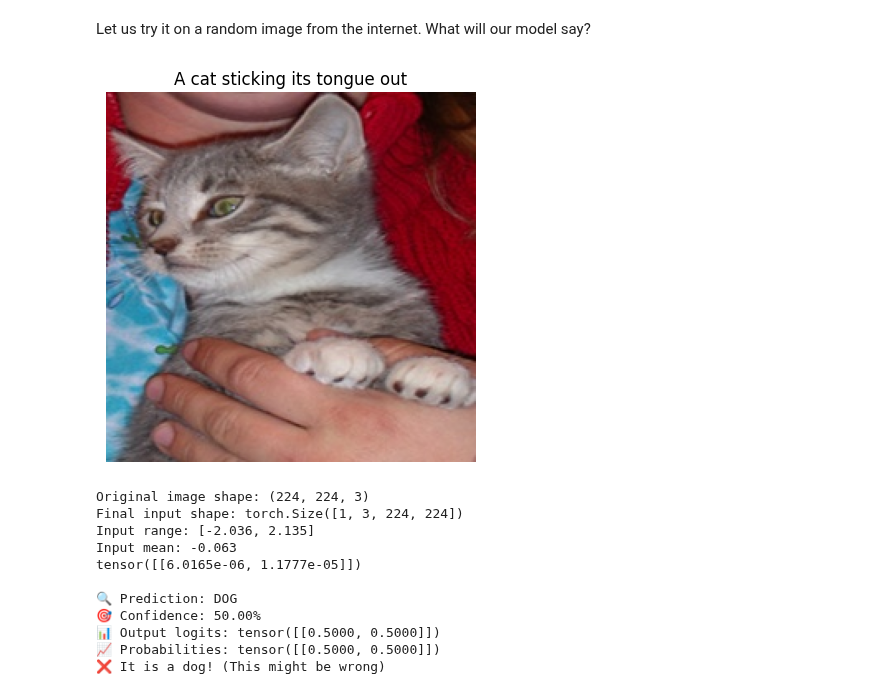
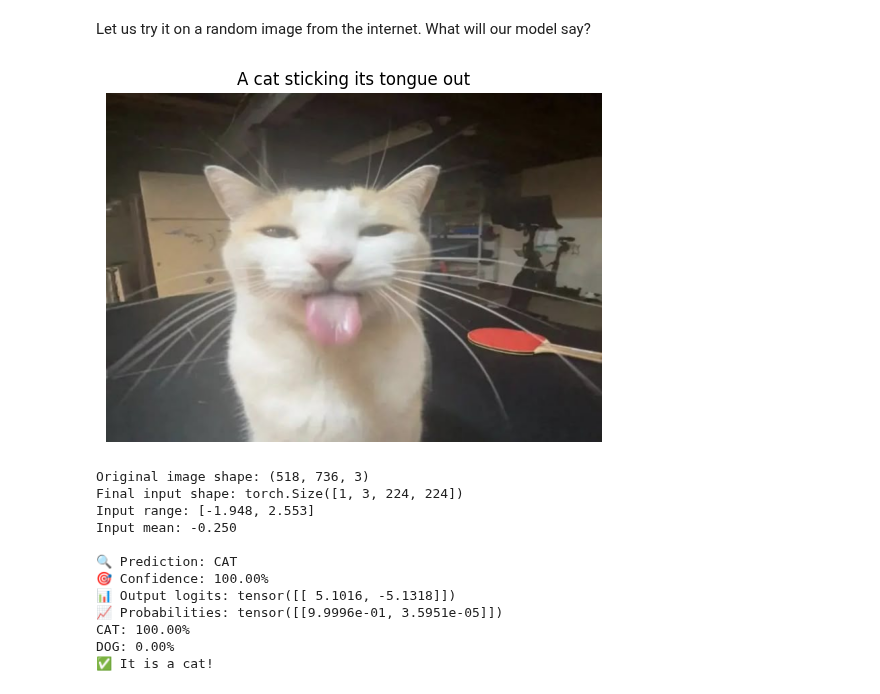
Before and after one commit to chheangg/dog_and_cat_classifier_cnn_from_scratch, a Jupyter notebook: notebooks/5.0-training.ipynb, the cells around one changed output. Cells and saved outputs as stored; diff of their text form; code cells hidden in the pictures.

```diff
--- a/notebooks/5.0-training.ipynb
+++ b/notebooks/5.0-training.ipynb
@@ -396,14 +554,15 @@ os.path.abspath(os.path.join(os.getcwd(), '..', 'dog_and_cat_classifier_cnn_from
 from dog_and_cat_classifier_cnn_from_scratch.model import ResNet50
 from dog_and_cat_classifier_cnn_from_scratch.data import CatAndDogDataset
 
-LEARNING_RATE = 0.01
-NUM_CLASSES = 2
+# Load model properly
+device = torch.device('cuda' if torch.cuda.is_available() else 'cpu')
+model = ResNet50(num_classes=2, lr=0.01, in_channels=3, dropout_rate=0.3)
 
-model = ResNet50(num_classes=NUM_CLASSES, lr=LEARNING_RATE, in_channels=3)
+model_path = "../models/final_model_20250915_092314.pth"
+checkpoint = torch.load(model_path, map_location=device)
+model.load_state_dict(checkpoint['model_state_dict'])
+model.to(device)
+model.eval()
 
-model_path = "../models/best_model_20250915_044315.pth"
-
-checkpoint = torch.load(model_path, map_location=torch.device('cpu'))
-
-model.eval()
+print("✅ Model loaded successfully!")
 # %% [output]
@@ -438,8 +581,9 @@ from PIL import Image
 img_url = "https://i.pinimg.com/736x/b6/83/78/b683788bf174e73ec3281c0f33cfecce.jpg"
 
 resp = urlopen(img_url)
-image = np.asarray(bytearray(resp.read()), dtype="uint8")
-image = cv2.imdecode(image, cv2.IMREAD_COLOR)
+image_binary = np.asarray(bytearray(resp.read()), dtype="uint8")
+
+image = cv2.imdecode(image_binary, cv2.IMREAD_COLOR)
 image = cv2.cvtColor(image, cv2.COLOR_BGR2RGB)
 
 plt.imshow(image)
@@ -449,12 +593,15 @@ plt.show()
 
 print(f"Original image shape: {image.shape}")
 
+image = cv2.imdecode(image_binary, cv2.IMREAD_COLOR)
+image = cv2.resize(image, (224, 224), cv2.INTER_AREA)
+image = cv2.cvtColor(image, cv2.COLOR_BGR2RGB)
+
+image = torch.from_numpy(image).permute(2, 0, 1).float()
+
 # Use the EXACT SAME pipeline as your training
 preprocess = transforms.Compose([
-    transforms.ToPILImage(),  # Convert to PIL
-    transforms.Resize((224, 224)),  # Resize to match training
-    transforms.ToTensor(),  # This converts to [0,1] range and (C,H,W)
-    # NO additional /255.0 needed - ToTensor() already does this
+    transforms.Lambda(lambda x: x / 255.0),  # Normalize to [0, 1]
     transforms.Normalize(mean=[0.485, 0.456, 0.406],
                          std=[0.229, 0.224, 0.225]),
 ])
@@ -466,49 +613,49 @@ def preprocess_image(image):
 
 # Preprocess the image
 input_tensor = preprocess_image(image)
-input_tensor = input_tensor.to(device)  # Move to same device as model
 
 print(f"Final input shape: {input_tensor.shape}")
 print(f"Input range: [{input_tensor.min():.3f}, {input_tensor.max():.3f}]")
 print(f"Input mean: {input_tensor.mean():.3f}")
 
 # Set model to evaluation mode
 model.eval()
 
 with torch.no_grad():
     # Model now outputs LOGITS (raw scores before softmax)
     logits = model(input_tensor)
 
     # Apply softmax to convert logits to probabilities
     probabilities = torch.softmax(logits, dim=1)
 
 prediction = torch.argmax(logits).item()
 confidence = probabilities[0][prediction].item() * 100
 
 print(f"\n🔍 Prediction: {'CAT' if prediction == 0 else 'DOG'}")
 print(f"🎯 Confidence: {confidence:.2f}%")
 print(f"📊 Output logits: {logits}")
 print(f"📈 Probabilities: {probabilities}")
 
 # Show class-wise probabilities
 class_names = ['CAT', 'DOG']
 for i, (class_name, prob) in enumerate(zip(class_names, probabilities[0])):
     print(f"{class_name}: {prob.item() * 100:.2f}%")
 
 if prediction == 0:
     print("✅ It is a cat!")
 else:
     print("❌ It is a dog! (This might be wrong)")
 # %% [output]
-[figure, old version]
+[figure, new version]
-Original image shape: (224, 224, 3)
+Original image shape: (518, 736, 3)
 Final input shape: torch.Size([1, 3, 224, 224])
-Input range: [-2.036, 2.135]
-Input mean: -0.063
-tensor([[6.0165e-06, 1.1777e-05]])
+Input range: [-1.948, 2.553]
+Input mean: -0.250
 
-🔍 Prediction: DOG
-🎯 Confidence: 50.00%
-📊 Output logits: tensor([[0.5000, 0.5000]])
-📈 Probabilities: tensor([[0.5000, 0.5000]])
-❌ It is a dog! (This might be wrong)
+🔍 Prediction: CAT
+🎯 Confidence: 100.00%
+📊 Output logits: tensor([[ 5.1016, -5.1318]])
+📈 Probabilities: tensor([[9.9996e-01, 3.5951e-05]])
+CAT: 100.00%
+DOG: 0.00%
+✅ It is a cat!
```
Also changed, not shown: parts of 3 cells of this notebook, 5 other files.
